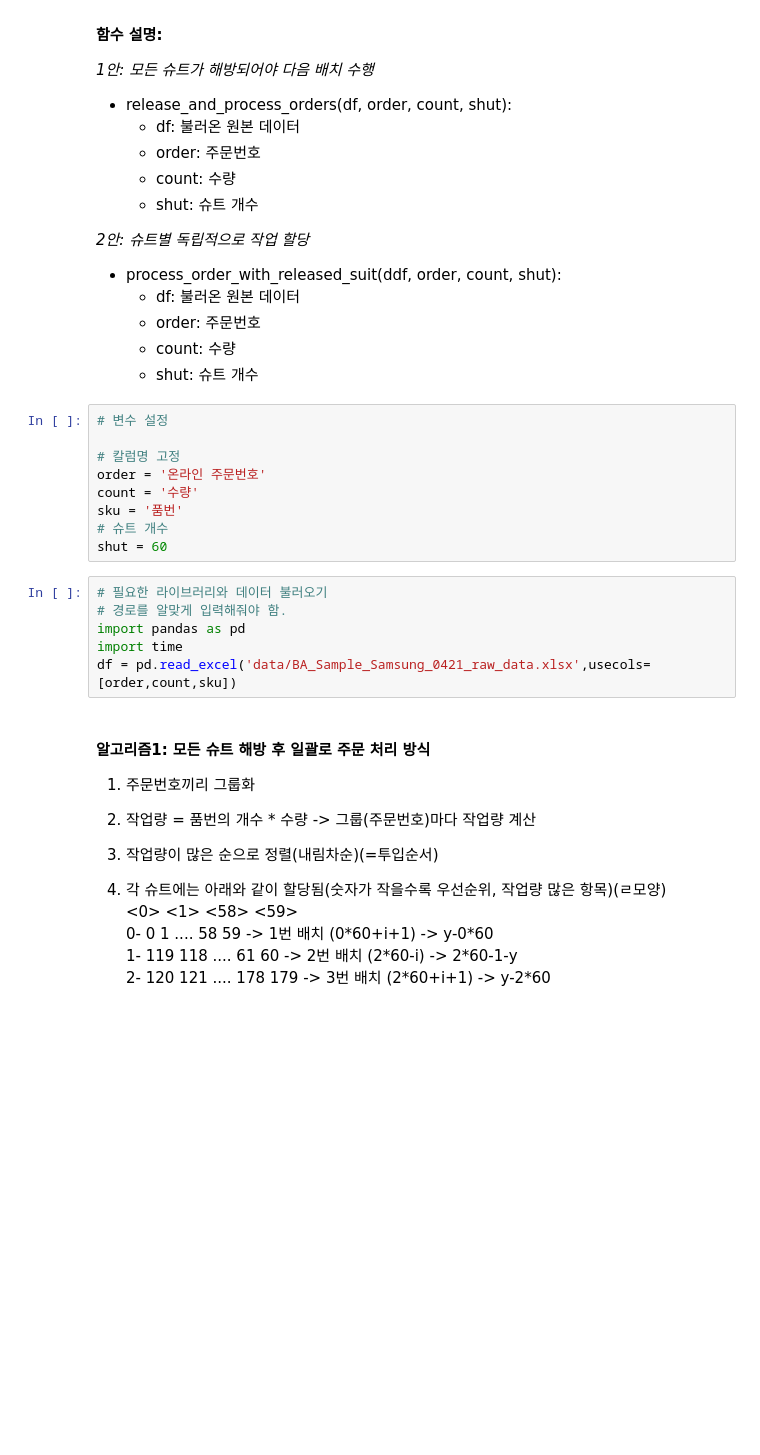
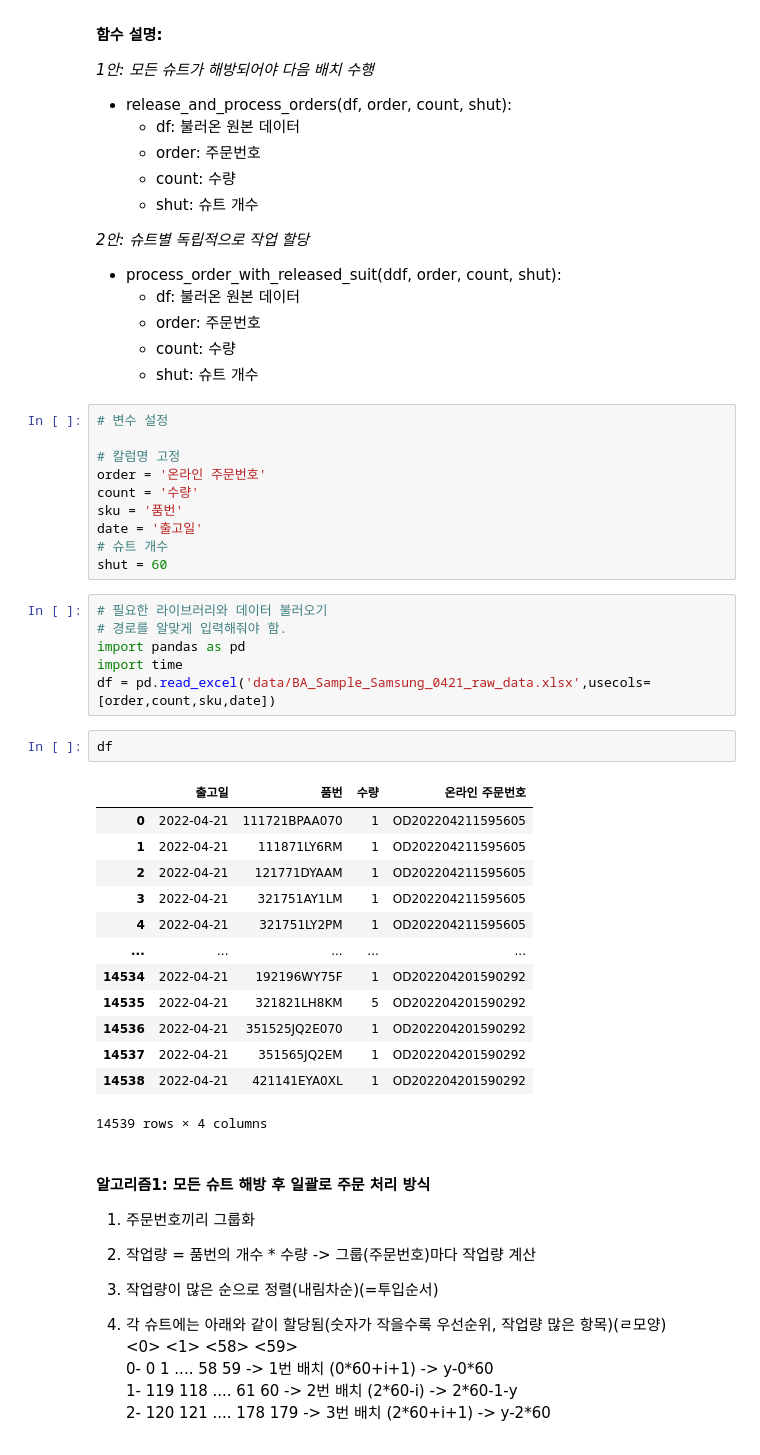
Before and after one commit to be-garam/Hokusho_Capstone, a Jupyter notebook: BA/BA_algorithm.ipynb, the cells around one changed output. Cells and saved outputs as stored; diff of their text form; blank space fills up the shorter version.

```diff
--- a/BA/BA_algorithm.ipynb
+++ b/BA/BA_algorithm.ipynb
@@ -31,6 +31,7 @@
 order = '온라인 주문번호'
 count = '수량'
 sku = '품번'
+date = '출고일'
 # 슈트 개수
 shut = 60
 # %%
@@ -38,7 +39,23 @@ shut = 60
 # 경로를 알맞게 입력해줘야 함.
 import pandas as pd
 import time
-df = pd.read_excel('data/BA_Sample_Samsung_0421_raw_data.xlsx',usecols= [order,count,sku])
+df = pd.read_excel('data/BA_Sample_Samsung_0421_raw_data.xlsx',usecols= [order,count,sku,date])
+# %%
+df
+# %% [output]
+|  | 출고일 | 품번 | 수량 | 온라인 주문번호 |
+| 0 | 2022-04-21 | 111721BPAA070 | 1 | OD202204211595605 |
+| 1 | 2022-04-21 | 111871LY6RM | 1 | OD202204211595605 |
+| 2 | 2022-04-21 | 121771DYAAM | 1 | OD202204211595605 |
+| 3 | 2022-04-21 | 321751AY1LM | 1 | OD202204211595605 |
+| 4 | 2022-04-21 | 321751LY2PM | 1 | OD202204211595605 |
+| ... | ... | ... | ... | ... |
+| 14534 | 2022-04-21 | 192196WY75F | 1 | OD202204201590292 |
+| 14535 | 2022-04-21 | 321821LH8KM | 5 | OD202204201590292 |
+| 14536 | 2022-04-21 | 351525JQ2E070 | 1 | OD202204201590292 |
+| 14537 | 2022-04-21 | 351565JQ2EM | 1 | OD202204201590292 |
+| 14538 | 2022-04-21 | 421141EYA0XL | 1 | OD202204201590292 |
+14539 rows × 4 columns
 # %% [markdown]
 #### 알고리즘1: 모든 슈트 해방 후 일괄로 주문 처리 방식
 
```
Also changed, not shown: parts of 4 cells of this notebook.
